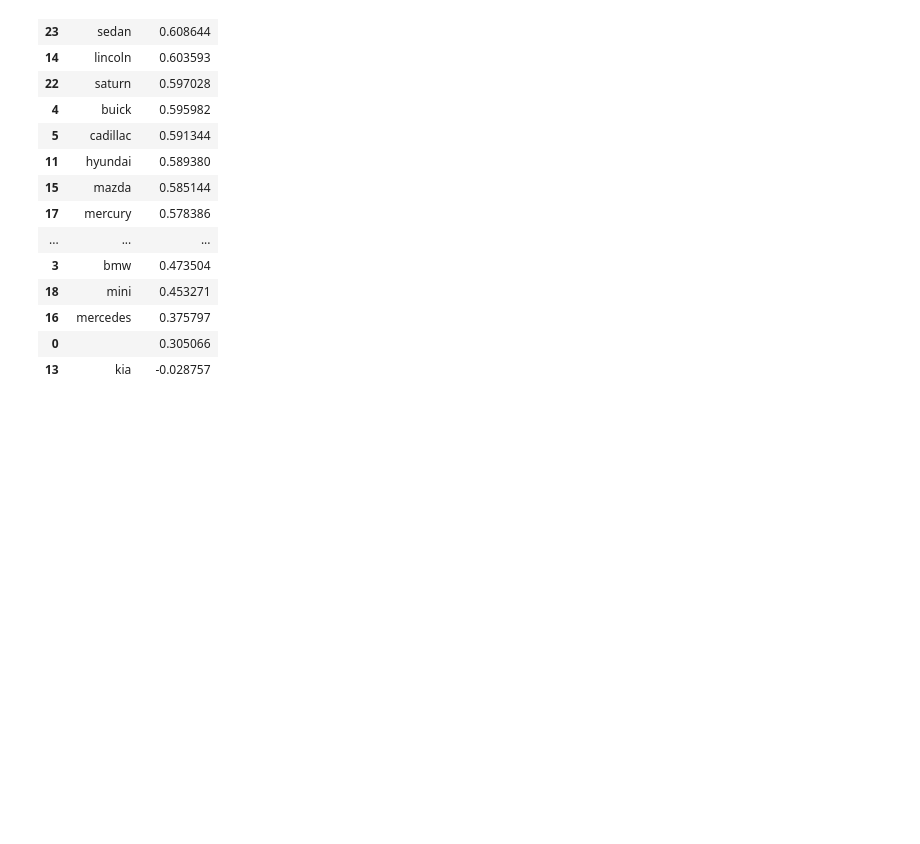
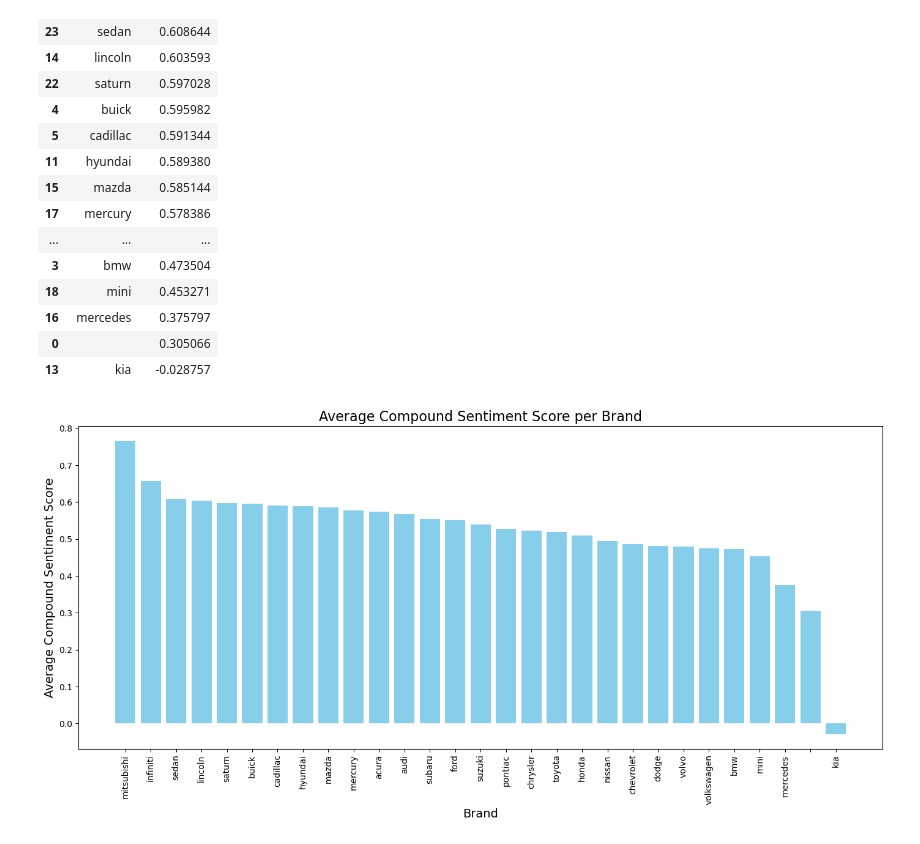
Before and after one commit to cw0033/Text-Analysis, a Jupyter notebook: Group Assignment_Task E.ipynb, the cells around one changed output. Drawn from its saved outputs; the diff is of its cells as text; code cells hidden in the pictures; blank space fills up the shorter version.

Commit message:
updated with plots

```diff
--- a/Group Assignment_Task E.ipynb
+++ b/Group Assignment_Task E.ipynb
@@ -707,3 +709,15 @@ average_brand_sentiment.head(30)
 | 16 | mercedes | 0.375797 |
 | 0 |  | 0.305066 |
 | 13 | kia | -0.028757 |
+# %%
+# Plotting the average compound sentiment score for each brand
+plt.figure(figsize=(14, 7))
+plt.bar(average_brand_sentiment['Brand'], average_brand_sentiment['Compound'], color='skyblue')
+plt.xlabel('Brand', fontsize=14)
+plt.ylabel('Average Compound Sentiment Score', fontsize=14)
+plt.xticks(rotation=90)
+plt.title('Average Compound Sentiment Score per Brand', fontsize=16)
+plt.tight_layout()  # Adjust the plot to ensure everything fits without overlapping
+plt.show()
+# %% [output]
+[figure, added]
```
Also changed, not shown: parts of 6 cells of this notebook.
